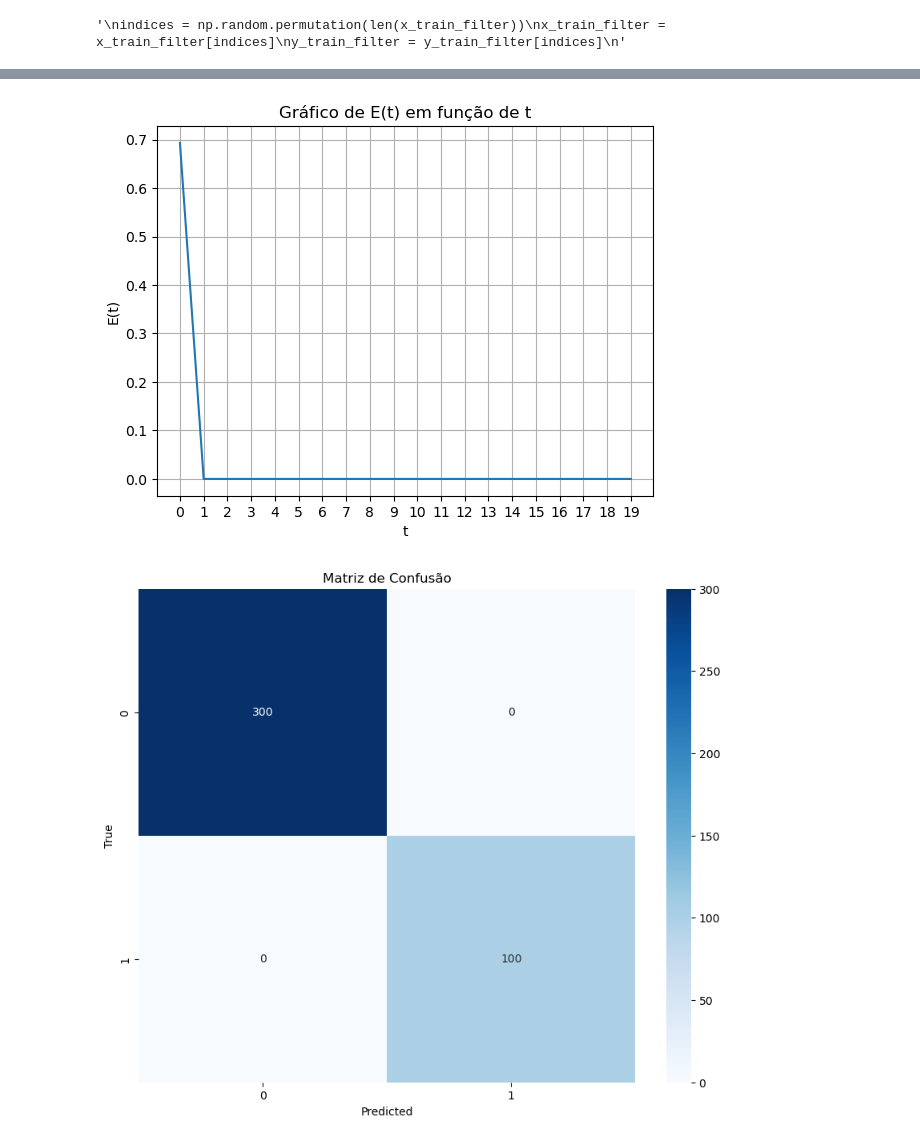
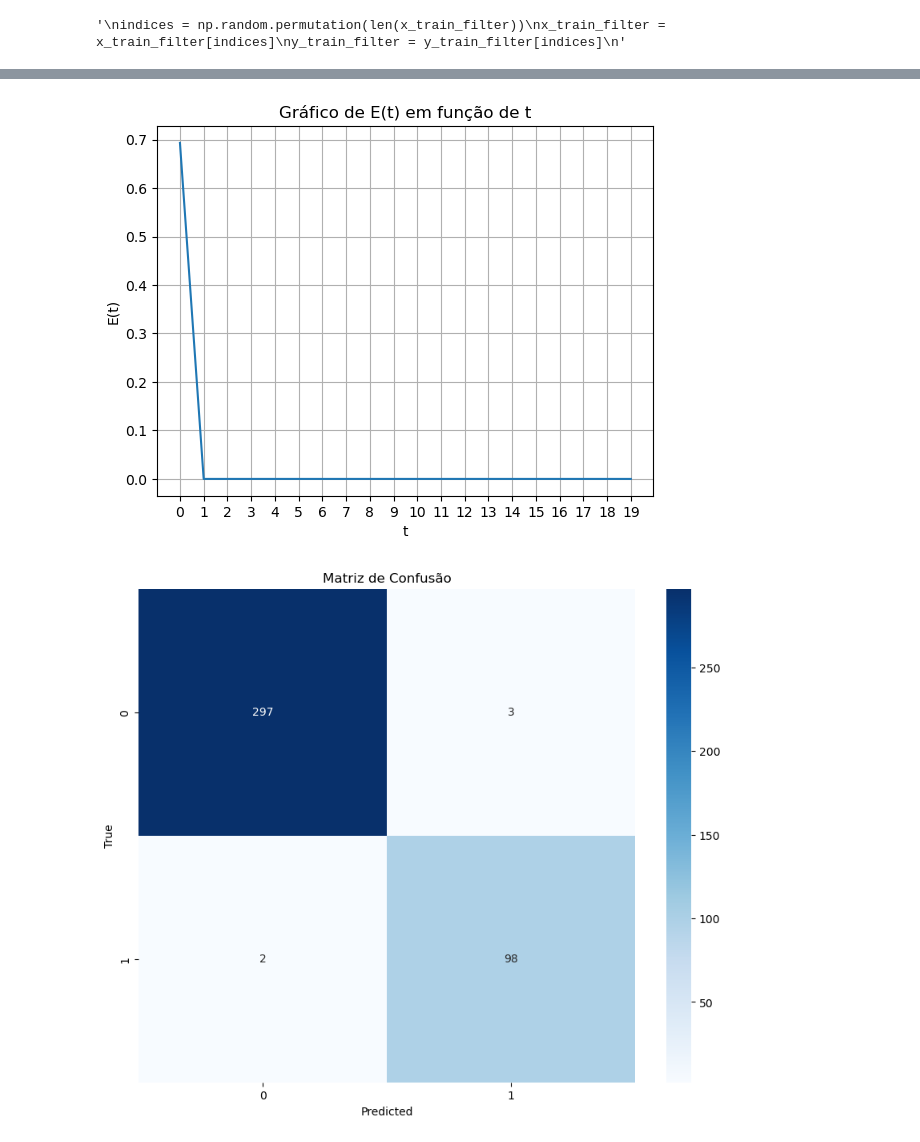
Before and after one commit to GuiSSMartins/OML-MMC, a Jupyter notebook: ECOC_Primal.ipynb, the cells around one changed output, grey strips where cells are left out. Cells and saved outputs as stored; diff of their text form; code cells hidden in the pictures.

```diff
--- a/ECOC_Primal.ipynb
+++ b/ECOC_Primal.ipynb
@@ -84,16 +84,16 @@ y_train_filter = y_train_filter[indices]
 # 1 - para diferenciar 0 do resto
 # [1,0,0,0]
 
-y_train_1 = [1 if (x == 0) else 0 for x in y_train_filter]
-y_test_1 = [1 if (x == 0) else 0 for x in y_test_filter]
+y_train_1 = np.array([1 if (x == 0) else 0 for x in y_train_filter])
+y_test_1 = np.array([1 if (x == 0) else 0 for x in y_test_filter])
 
 print('X shape:', x_train_filter.shape)
 eta = 0.5
 epochs = 1000
 w0 = np.zeros(785)
 batch_size = len(x_train_filter)
-w_1, E_1 = MGmB(x_train_filter, y_train_1, w0, eta,batch_size,epochs)
-#w_1, E_1 = MGE(x_train_filter, y_train_1, w0, eta,epochs)
+#w_1, E_1 = MGmB(x_train_filter, y_train_1, w0, eta,batch_size,epochs)
+w_1, E_1 = MGE(x_train_filter, y_train_1, w0, eta,epochs)
 #w_1, E_1 = MGE_Ordenado(x_train_filter, y_train_1, w0, eta,epochs)
 t = list(range(len(E_1)))
 
@@ -129,5 +145,5 @@ X shape: (400, 785)
 [figure]
-[figure, old version]
+[figure, new version]
 # %%
 # 2 - para diferenciar 0 e 3 do resto
 # [1,0,0,1]
```
Also changed, not shown: parts of 8 cells of this notebook, 1 other file.
